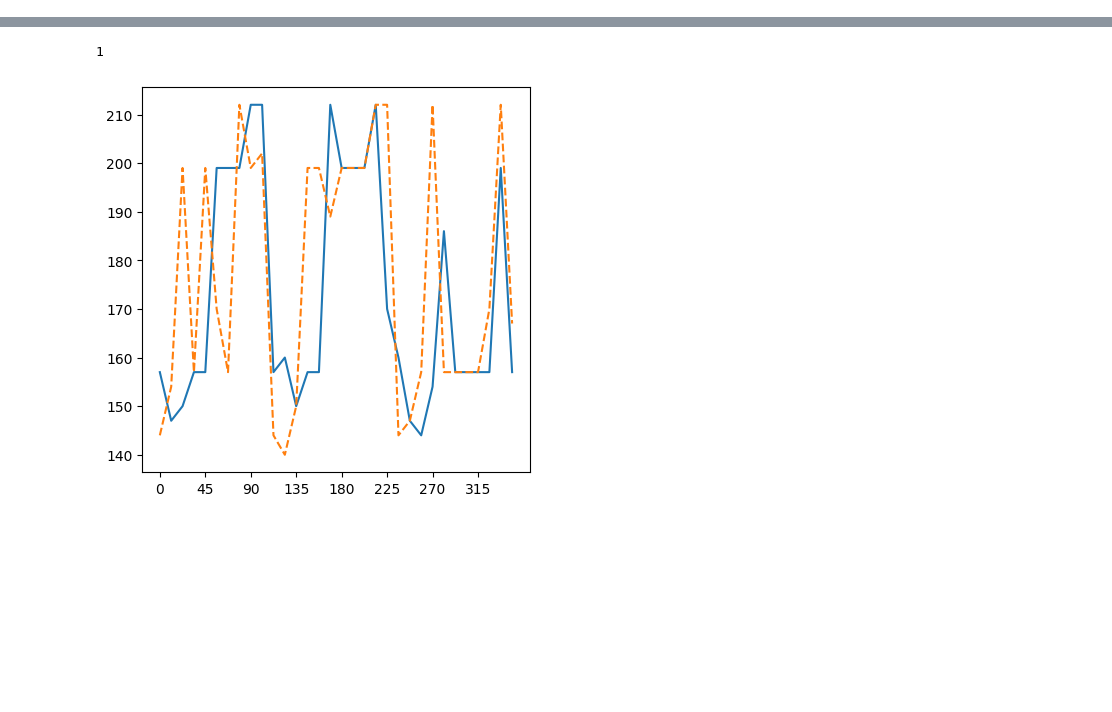
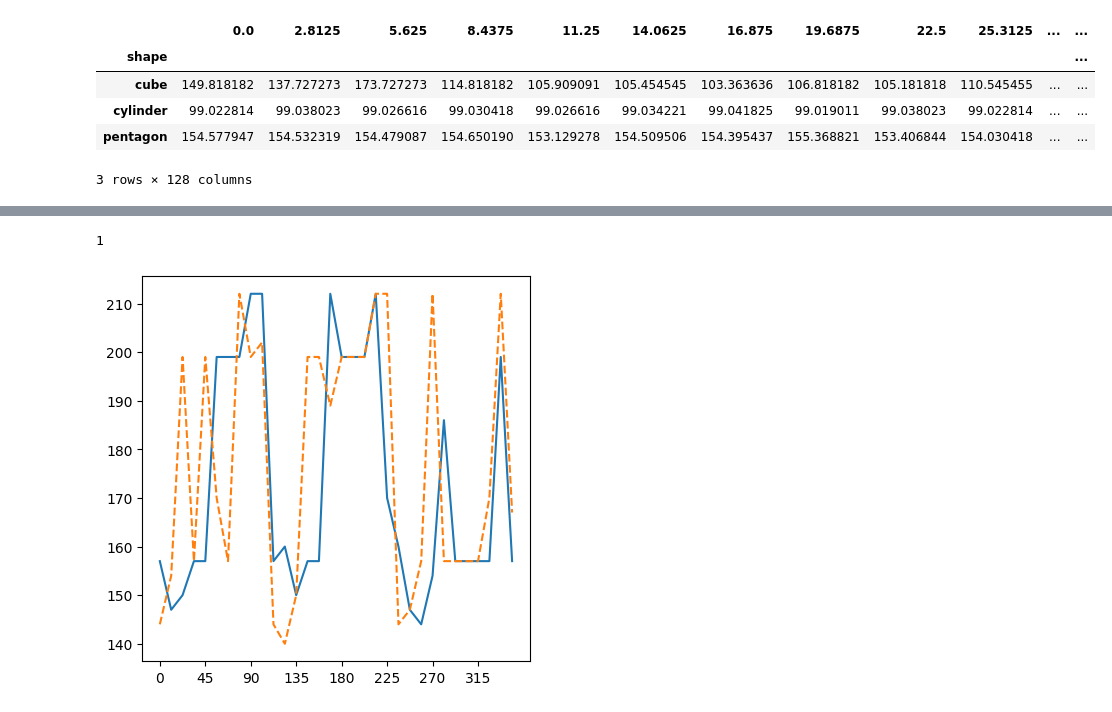
Before and after one commit to ricgoe/PyESP, a Jupyter notebook: faafo.ipynb, the cells around one changed output, grey strips where cells are left out. Drawn from its saved outputs; the diff is of its cells as text; code cells hidden in the pictures; blank space fills up the shorter version.

```diff
--- a/faafo.ipynb
+++ b/faafo.ipynb
@@ -34,2 +67,11 @@ dtype: int64
+# %%
+data_df.groupby('shape').mean()
+# %% [output]
+|  | 0.0 | 2.8125 | 5.625 | 8.4375 | 11.25 | 14.0625 | 16.875 | 19.6875 | 22.5 | 25.3125 | ... | ... |
+| shape |  |  |  |  |  |  |  |  |  |  |  | ... |
+| cube | 149.818182 | 137.727273 | 173.727273 | 114.818182 | 105.909091 | 105.454545 | 103.363636 | 106.818182 | 105.181818 | 110.545455 | ... | ... |
+| cylinder | 99.022814 | 99.038023 | 99.026616 | 99.030418 | 99.026616 | 99.034221 | 99.041825 | 99.019011 | 99.038023 | 99.022814 | ... | ... |
+| pentagon | 154.577947 | 154.532319 | 154.479087 | 154.650190 | 153.129278 | 154.509506 | 154.395437 | 155.368821 | 153.406844 | 154.030418 | ... | ... |
+3 rows × 128 columns
 # %%
 def header_to_int(df: pd.DataFrame):
```
Also changed, not shown: parts of 16 cells of this notebook, 4 other files.
